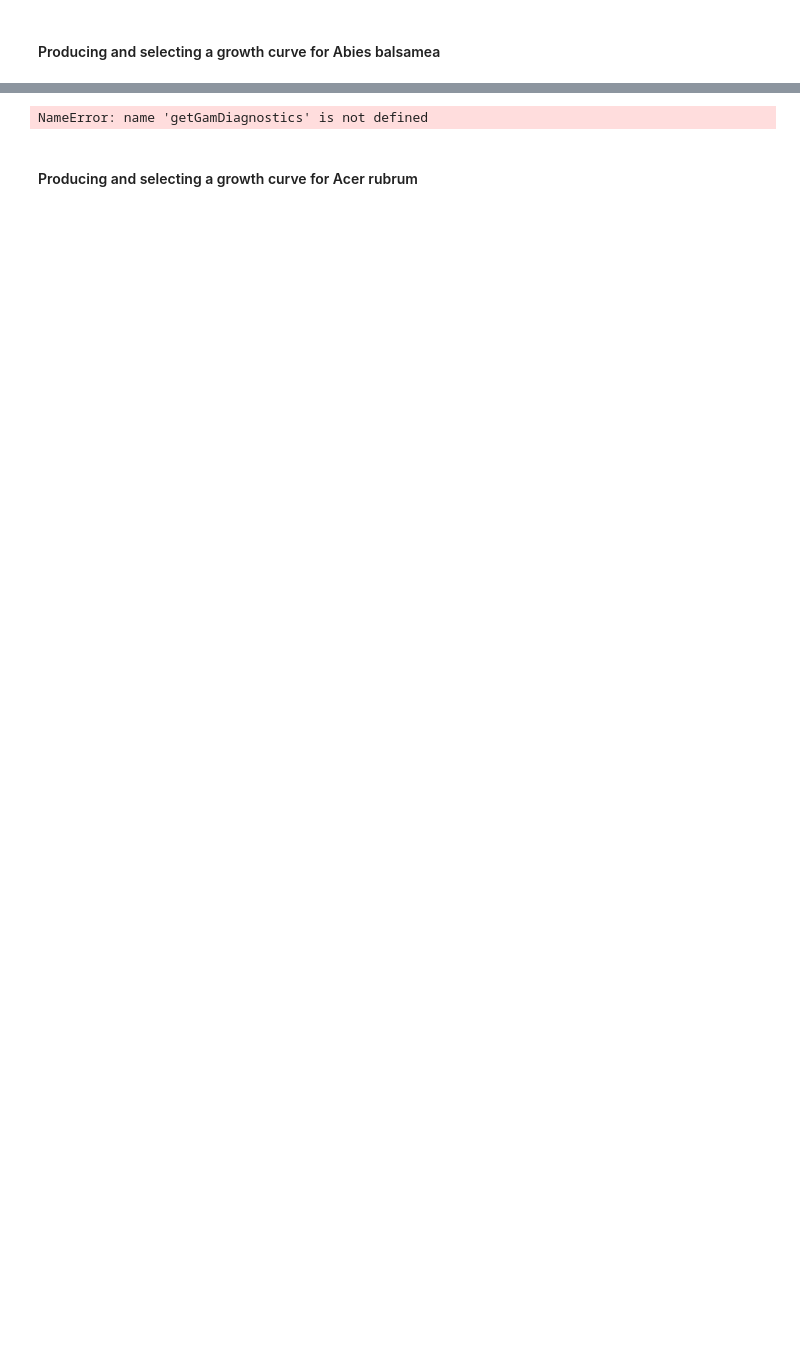
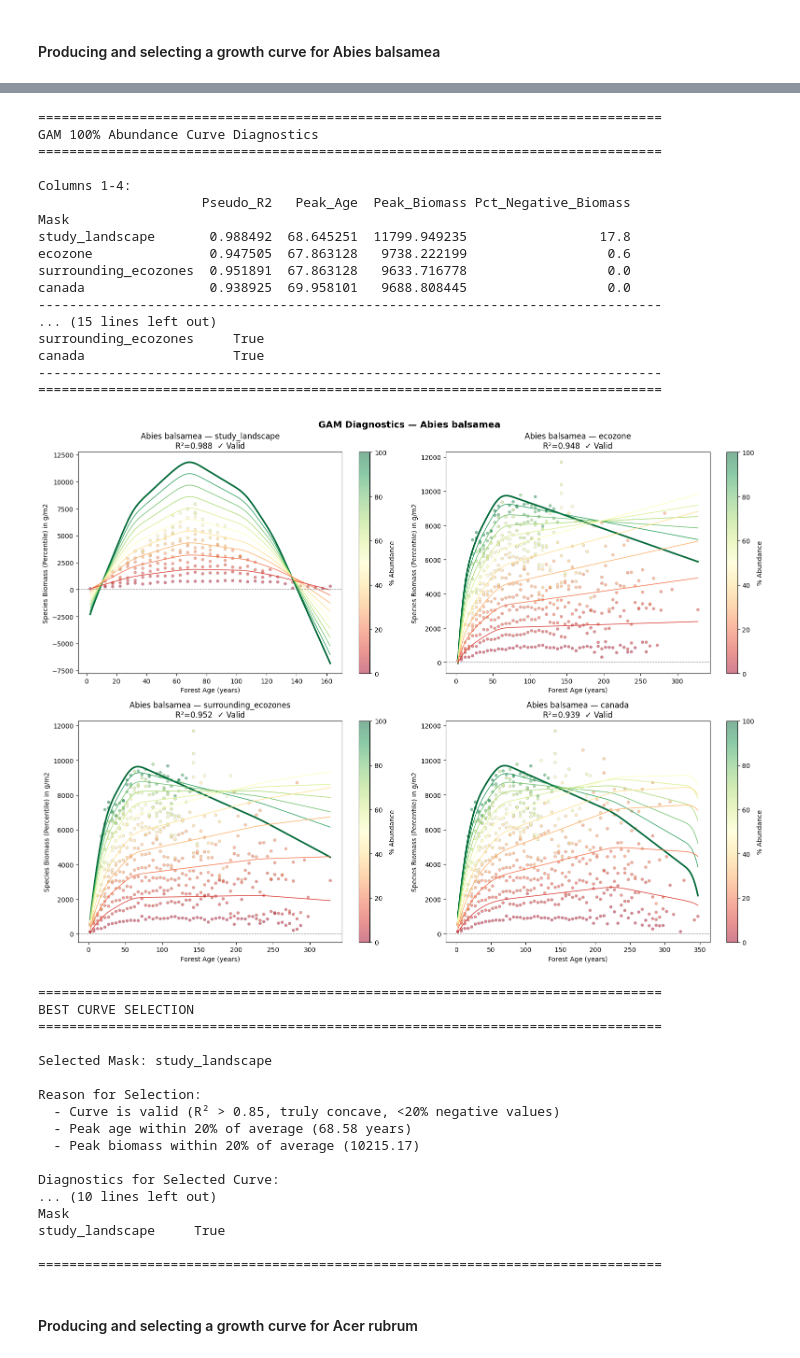
Before and after one commit to Klemet/Calibration_PnET_DIVERSE, a Jupyter notebook: calibrationJupyterBook/StartingCalibrationTest/4.Getting_the_empirical_data.ipynb, the cells around one changed output, grey strips where cells are left out. Cells and saved outputs as stored; diff of their text form; code cells hidden in the pictures; blank space fills up the shorter version.

```diff
--- a/calibrationJupyterBook/StartingCalibrationTest/4.Getting_the_empirical_data.ipynb
+++ b/calibrationJupyterBook/StartingCalibrationTest/4.Getting_the_empirical_data.ipynb
@@ -319,11 +338,45 @@ NameError: name 'createPercentilesBiomassDatasetsFromNFIData' is not defined
 # %%
 gamDiagnostics = getGamDiagnostics(dictOfPointsSubsets,
                                     speciesName,
                                     exportCsvOfSelectedCurve_Path = "./ReferencesAndData/Growth Curves Predictions/" + str(speciesName) + "_gam_predictions.csv",
-                                    printPlot = False,
+                                    printPlot = True,
                                   dictionnaryOfSelectedCurves = "./ReferencesAndData/Growth Curves Predictions/dictOfSelectedCurvesSubsets.json")
 # %% [output]
-NameError: name 'getGamDiagnostics' is not defined
+================================================================================
+GAM 100% Abundance Curve Diagnostics
+================================================================================
+
+Columns 1-4:
+                     Pseudo_R2   Peak_Age  Peak_Biomass Pct_Negative_Biomass
+Mask
+study_landscape       0.988492  68.645251  11799.949235                 17.8
+ecozone               0.947505  67.863128   9738.222199                  0.6
+surrounding_ecozones  0.951891  67.863128   9633.716778                  0.0
+canada                0.938925  69.958101   9688.808445                  0.0
+--------------------------------------------------------------------------------
+... (15 lines left out)
+surrounding_ecozones     True
+canada                   True
+--------------------------------------------------------------------------------
+================================================================================
+[figure, added]
+================================================================================
+BEST CURVE SELECTION
+================================================================================
+
+Selected Mask: study_landscape
+
+Reason for Selection:
+  - Curve is valid (R² > 0.85, truly concave, <20% negative values)
+  - Peak age within 20% of average (68.58 years)
+  - Peak biomass within 20% of average (10215.17)
+
+Diagnostics for Selected Curve:
+... (10 lines left out)
+Mask
+study_landscape     True
+
+================================================================================
 # %% [markdown]
 #### Producing and selecting a growth curve for Acer rubrum
 # %%
```
Also changed, not shown: parts of 6 cells of this notebook, 2 other files.
